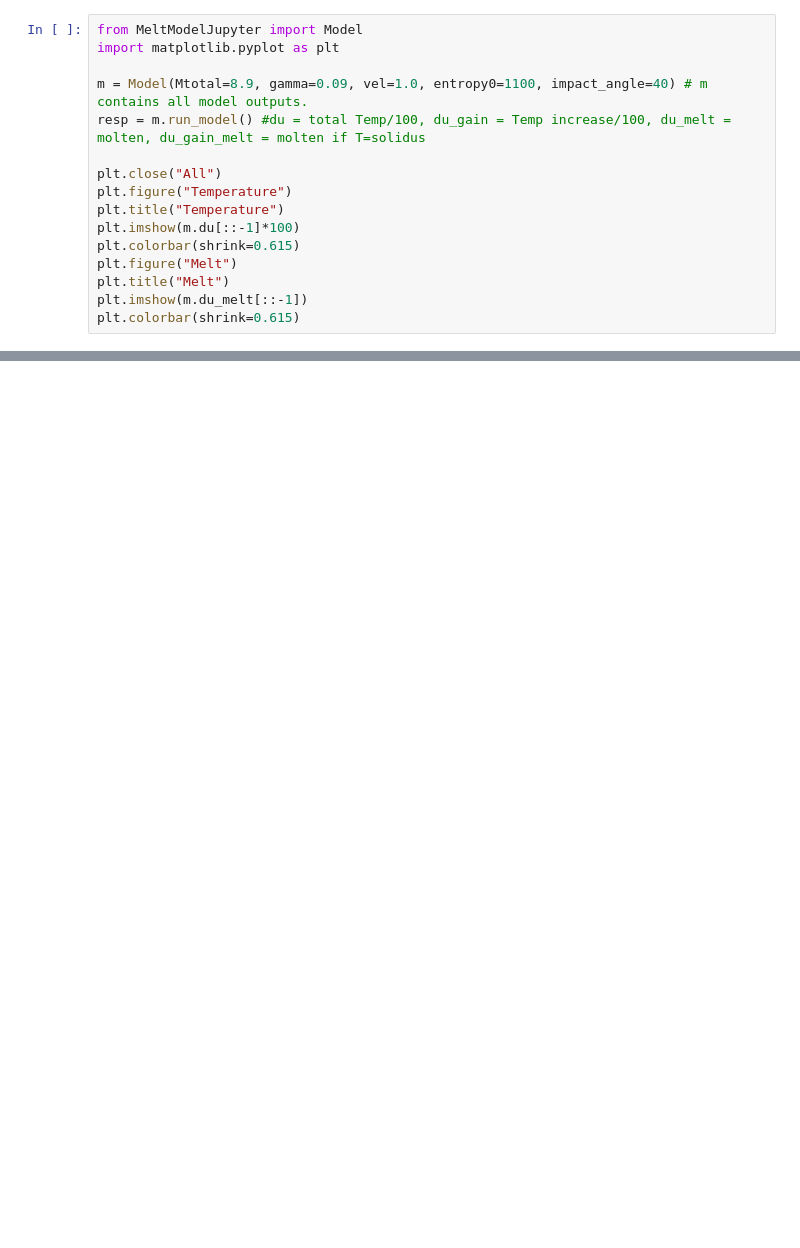
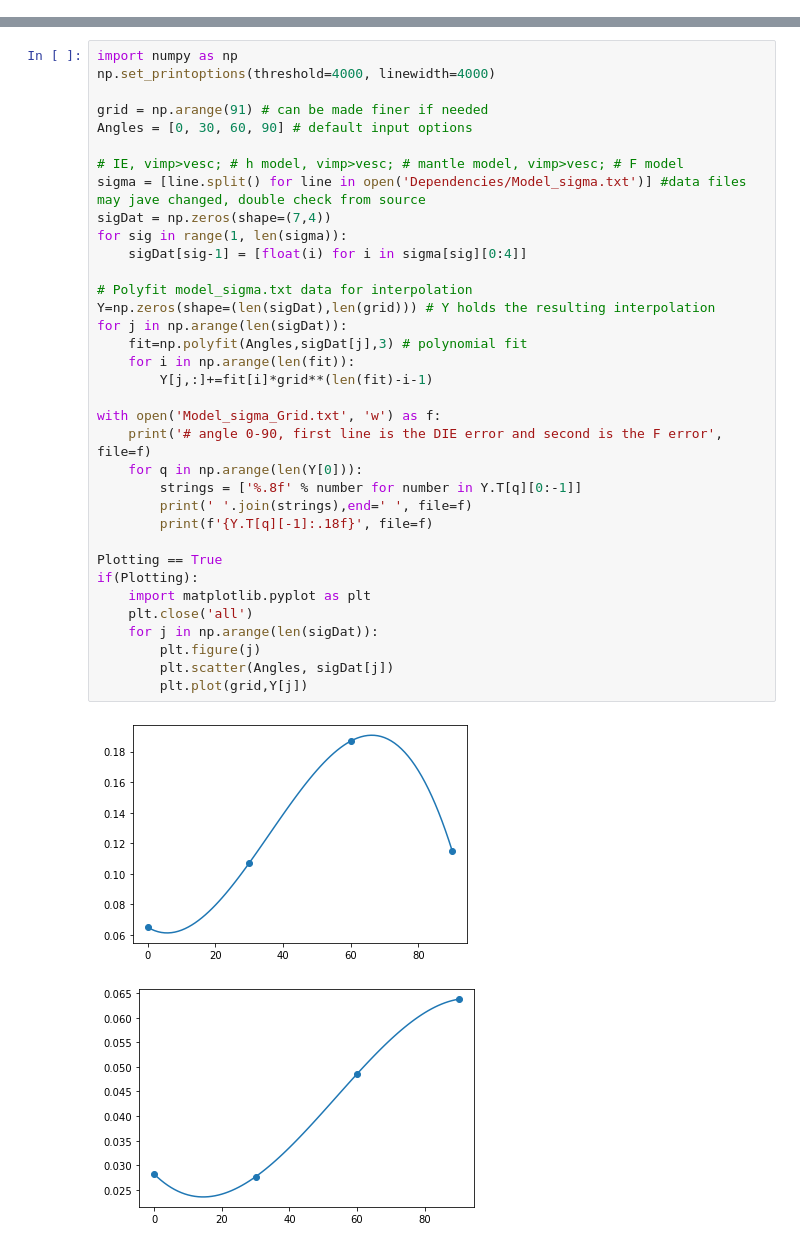
Before and after one commit to HunterNotGatherer/Magma-Oceans, a Jupyter notebook: ____TestFiles.ipynb, the cells around one changed output, grey strips where cells are left out. Drawn from its saved outputs; the diff is of its cells as text; blank space fills up the shorter version.

```diff
--- a/____TestFiles.ipynb
+++ b/____TestFiles.ipynb
@@ -195,16 +11,0 @@ x=[os.remove("coolData/"+i) for i in os.listdir("coolData/")] # clears ALL model
-# %%
-from MeltModelJupyter import Model
-import matplotlib.pyplot as plt
-
-m = Model(Mtotal=8.9, gamma=0.09, vel=1.0, entropy0=1100, impact_angle=40) # m contains all model outputs.
-resp = m.run_model() #du = total Temp/100, du_gain = Temp increase/100, du_melt = molten, du_gain_melt = molten if T=solidus
-
-plt.close("All")
-plt.figure("Temperature")
-plt.title("Temperature")
-plt.imshow(m.du[::-1]*100)
-plt.colorbar(shrink=0.615)
-plt.figure("Melt")
-plt.title("Melt")
-plt.imshow(m.du_melt[::-1])
-plt.colorbar(shrink=0.615)
@@ -405,0 +223,38 @@ for sim in np.arange(1,SimInput+1):
+# %%
+import numpy as np
+np.set_printoptions(threshold=4000, linewidth=4000)
+
+grid = np.arange(91) # can be made finer if needed
+Angles = [0, 30, 60, 90] # default input options
+
+# IE, vimp>vesc; # h model, vimp>vesc; # mantle model, vimp>vesc; # F model
+sigma = [line.split() for line in open('Dependencies/Model_sigma.txt')] #data files may jave changed, double check from source
+sigDat = np.zeros(shape=(7,4))
+for sig in range(1, len(sigma)):
+    sigDat[sig-1] = [float(i) for i in sigma[sig][0:4]]
+
+# Polyfit model_sigma.txt data for interpolation
+Y=np.zeros(shape=(len(sigDat),len(grid))) # Y holds the resulting interpolation
+for j in np.arange(len(sigDat)):
+    fit=np.polyfit(Angles,sigDat[j],3) # polynomial fit
+    for i in np.arange(len(fit)):
+        Y[j,:]+=fit[i]*grid**(len(fit)-i-1)
+
+with open('Model_sigma_Grid.txt', 'w') as f:
+    print('# angle 0-90, first line is the DIE error and second is the F error', file=f)
+    for q in np.arange(len(Y[0])):
+        strings = ['%.8f' % number for number in Y.T[q][0:-1]]
+        print(' '.join(strings),end=' ', file=f)
+        print(f'{Y.T[q][-1]:.18f}', file=f)
+
+Plotting == True
+if(Plotting):
+    import matplotlib.pyplot as plt
+    plt.close('all')
+    for j in np.arange(len(sigDat)):
+        plt.figure(j)
+        plt.scatter(Angles, sigDat[j])
+        plt.plot(grid,Y[j])
+# %% [output]
+[figure, added]
+[figure, added]
```
Also changed, not shown: parts of 44 cells of this notebook, 9 other files.
